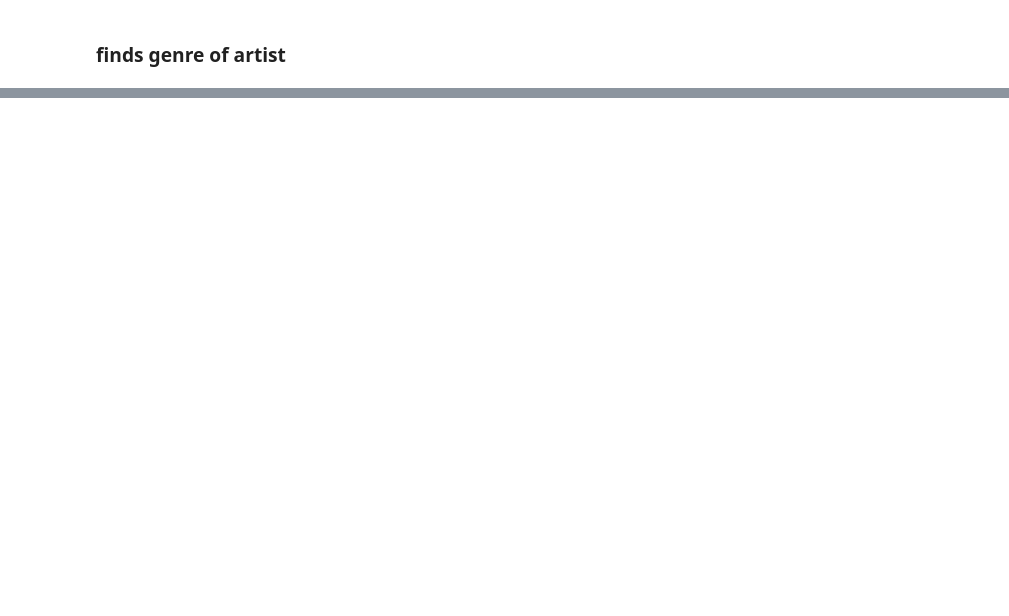
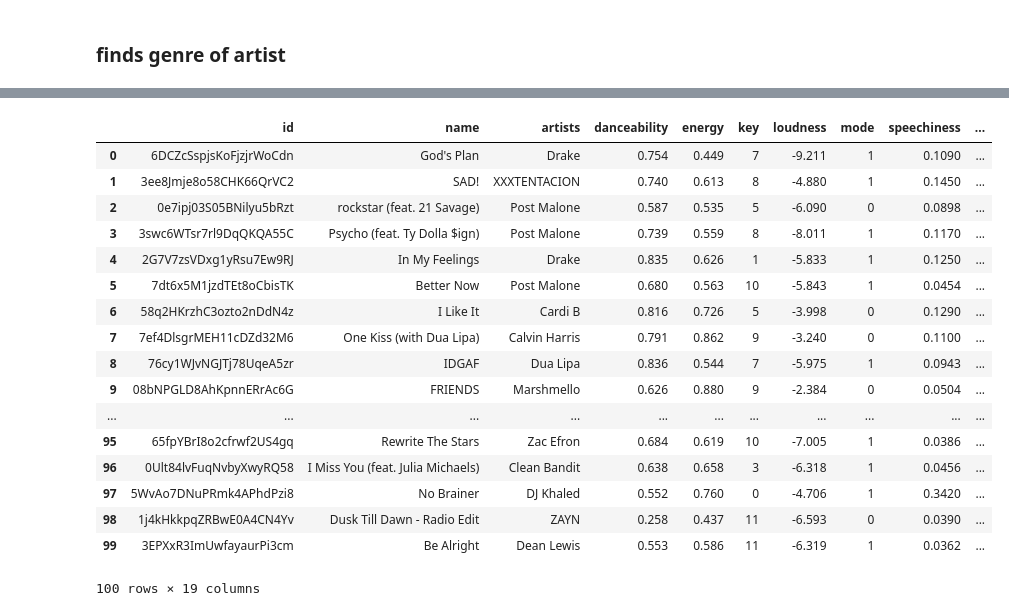
Before and after one commit to ASooklall/project-2-spotify, a Jupyter notebook: data_cleanup.ipynb, the cells around one changed output, grey strips where cells are left out. Saved outputs shown, nothing was run; the diff lists cells and outputs as text; code cells hidden in the pictures; blank space fills up the shorter version.

Commit message:
fixed scrape to have correct titles

```diff
--- a/data_cleanup.ipynb
+++ b/data_cleanup.ipynb
@@ -379,0 +304,42 @@ KeyError: 'post-teen pop'
+# %%
+def fix_dataframe_values(dataframe):
+    ''' corrects IDs , incorrect tracks '''
+    for i, column in dataframe.iterrows():
+        track = column['name']
+        artist = column['artists']
+
+        try:
+            correct_id = fix_id(track,artist)
+            if correct_id != None:
+                dataframe.loc[i, 'id'] = correct_id
+            if correct_id == None:
+                token = util.prompt_for_user_token(username, scope, client_id=SPOTIPY_CLIENT_ID,client_secret=SPOTIPY_CLIENT_SECRET,redirect_uri=SPOTIPY_REDIRECT_URI)
+                sp = spotipy.Spotify(auth=token)
+                # search by track name
+                result = sp.search(q=track, type='track')
+                correct_id = result['tracks']['items'][0]['id']
+                dataframe.loc[i, 'id'] = correct_id
+
+        except IndexError:
+            correct_track = search_by_artist(artist, track)
+            if correct_track != None:
+                dataframe.loc[i, 'name'] = correct_track
+                correct_id = fix_id(correct_track, artist)
+                if correct_id != None:
+                    dataframe.loc[i, 'id'] = correct_id
+                else:
+                    token = util.prompt_for_user_token(username, scope, client_id=SPOTIPY_CLIENT_ID,client_secret=SPOTIPY_CLIENT_SECRET,redirect_uri=SPOTIPY_REDIRECT_URI)
+                    sp = spotipy.Spotify(auth=token)
+                    # search by track name
+                    result = sp.search(q=correct_track, type='track')
+                    correct_id = result['tracks']['items'][0]['id']
+                    dataframe.loc[i, 'id'] = correct_id
+            else:
+                track = track.split()[0]
+                correct_id = fix_id(track,artist)
+
+    return dataframe
+# %%
+#### Run on Dataframes 2017 & 2018 ####
+top_2017_df = fix_dataframe_values(top_2017_df)
+top_2018_df = fix_dataframe_values(top_2018_df)
@@ -380 +369,22 @@ KeyError: 'post-teen pop'
+# %%
+top_2018_df
+# %% [output]
+|  | id | name | artists | danceability | energy | key | loudness | mode | speechiness | ... |
+| 0 | 6DCZcSspjsKoFjzjrWoCdn | God's Plan | Drake | 0.754 | 0.449 | 7 | -9.211 | 1 | 0.1090 | ... |
+| 1 | 3ee8Jmje8o58CHK66QrVC2 | SAD! | XXXTENTACION | 0.740 | 0.613 | 8 | -4.880 | 1 | 0.1450 | ... |
+| 2 | 0e7ipj03S05BNilyu5bRzt | rockstar (feat. 21 Savage) | Post Malone | 0.587 | 0.535 | 5 | -6.090 | 0 | 0.0898 | ... |
+| 3 | 3swc6WTsr7rl9DqQKQA55C | Psycho (feat. Ty Dolla $ign) | Post Malone | 0.739 | 0.559 | 8 | -8.011 | 1 | 0.1170 | ... |
+| 4 | 2G7V7zsVDxg1yRsu7Ew9RJ | In My Feelings | Drake | 0.835 | 0.626 | 1 | -5.833 | 1 | 0.1250 | ... |
+| 5 | 7dt6x5M1jzdTEt8oCbisTK | Better Now | Post Malone | 0.680 | 0.563 | 10 | -5.843 | 1 | 0.0454 | ... |
+| 6 | 58q2HKrzhC3ozto2nDdN4z | I Like It | Cardi B | 0.816 | 0.726 | 5 | -3.998 | 0 | 0.1290 | ... |
+| 7 | 7ef4DlsgrMEH11cDZd32M6 | One Kiss (with Dua Lipa) | Calvin Harris | 0.791 | 0.862 | 9 | -3.240 | 0 | 0.1100 | ... |
+| 8 | 76cy1WJvNGJTj78UqeA5zr | IDGAF | Dua Lipa | 0.836 | 0.544 | 7 | -5.975 | 1 | 0.0943 | ... |
+| 9 | 08bNPGLD8AhKpnnERrAc6G | FRIENDS | Marshmello | 0.626 | 0.880 | 9 | -2.384 | 0 | 0.0504 | ... |
+| ... | ... | ... | ... | ... | ... | ... | ... | ... | ... | ... |
+| 95 | 65fpYBrI8o2cfrwf2US4gq | Rewrite The Stars | Zac Efron | 0.684 | 0.619 | 10 | -7.005 | 1 | 0.0386 | ... |
+| 96 | 0Ult84lvFuqNvbyXwyRQ58 | I Miss You (feat. Julia Michaels) | Clean Bandit | 0.638 | 0.658 | 3 | -6.318 | 1 | 0.0456 | ... |
+| 97 | 5WvAo7DNuPRmk4APhdPzi8 | No Brainer | DJ Khaled | 0.552 | 0.760 | 0 | -4.706 | 1 | 0.3420 | ... |
+| 98 | 1j4kHkkpqZRBwE0A4CN4Yv | Dusk Till Dawn - Radio Edit | ZAYN | 0.258 | 0.437 | 11 | -6.593 | 0 | 0.0390 | ... |
+| 99 | 3EPXxR3ImUwfayaurPi3cm | Be Alright | Dean Lewis | 0.553 | 0.586 | 11 | -6.319 | 1 | 0.0362 | ... |
+100 rows × 19 columns
 # %%
```
Also changed, not shown: parts of 46 cells of this notebook, 11 other files.
